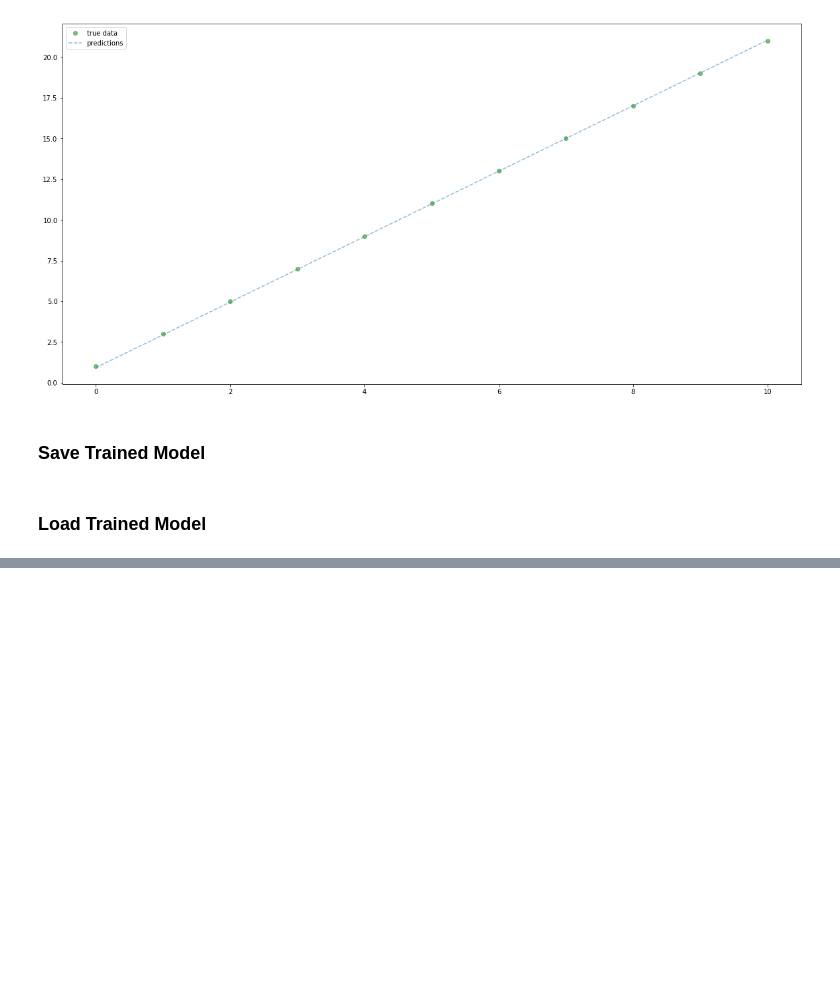
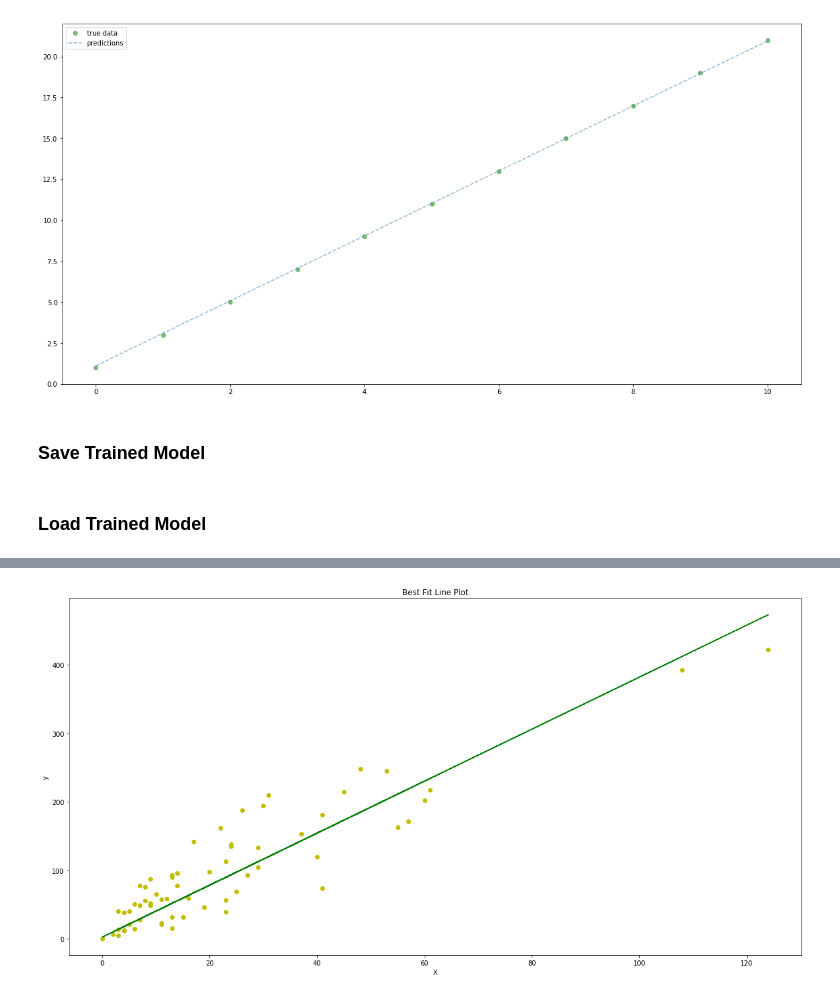
Before and after one commit to anujdutt9/PyTorch-DeepLearning, a Jupyter notebook: Linear-Regression.ipynb, the cells around one changed output, grey strips where cells are left out. Drawn from its saved outputs; the diff is of its cells as text; code cells hidden in the pictures; blank space fills up the shorter version.

Commit message:
PyTorch Linear Regression Update

```diff
--- a/Linear-Regression.ipynb
+++ b/Linear-Regression.ipynb
@@ -212,0 +288,12 @@ if load_model is True:
+# %%
+# Initialize Values of W and b
+W = Variable(torch.rand(1, 1), requires_grad=True)
+b = Variable(torch.rand(1), requires_grad=True)
+# %%
+# Define a function for linear Regression
+def linearRegression(x):
+    return torch.matmul(x,W) + b
+# %%
+# Define Inputs i.e. X and Y
+X_t = Variable(X).float()
+y_t = Variable(y).float()
@@ -212,0 +381,4 @@ if load_model is True:
+# %%
+# Convert Predicted values to Numpy for plotting
+y_hat = y_pred.data.numpy()
+y_hat
@@ -212,0 +403,15 @@ if load_model is True:
+# %%
+# Features
+X = X.numpy()
+
+# Labels
+y = y.numpy()
+
+fig,ax = plt.subplots(figsize=(20,10))
+ax.scatter(X,y,c='y')
+ax.plot(X,y_hat,c='g')
+ax.set_xlabel('X')
+ax.set_ylabel('y')
+ax.set_title('Best Fit Line Plot');
+# %% [output]
+[figure, added]
```
Also changed, not shown: parts of 27 cells of this notebook.
